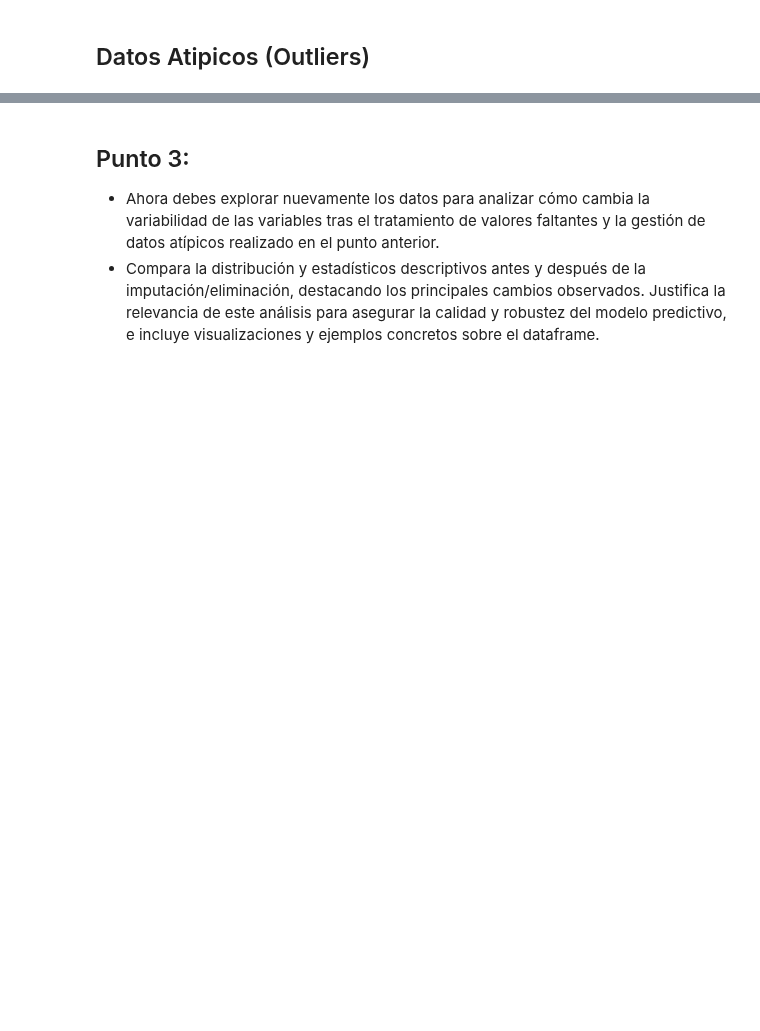
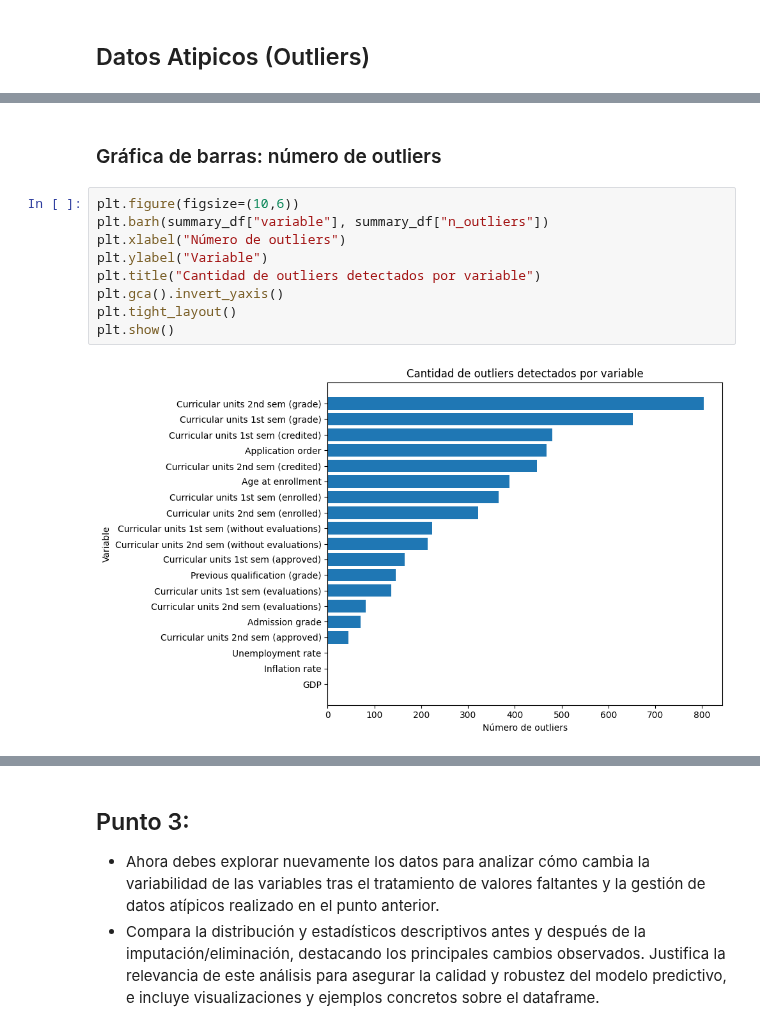
Before and after one commit to LeMarsito02/parcial1analitica, a Jupyter notebook: 01_Parcial_Desercion_(SantiagoPena_SofiaDaza).ipynb, the cells around one changed output, grey strips where cells are left out. Drawn from its saved outputs; the diff is of its cells as text; blank space fills up the shorter version.

```diff
--- a/01_Parcial_Desercion_(SantiagoPena_SofiaDaza).ipynb
+++ b/01_Parcial_Desercion_(SantiagoPena_SofiaDaza).ipynb
@@ -341,0 +435,13 @@ plt.show()
+# %% [markdown]
+### Gráfica de barras: número de outliers
+# %%
+plt.figure(figsize=(10,6))
+plt.barh(summary_df["variable"], summary_df["n_outliers"])
+plt.xlabel("Número de outliers")
+plt.ylabel("Variable")
+plt.title("Cantidad de outliers detectados por variable")
+plt.gca().invert_yaxis()
+plt.tight_layout()
+plt.show()
+# %% [output]
+[figure, added]
```
Also changed, not shown: parts of 17 cells of this notebook.
